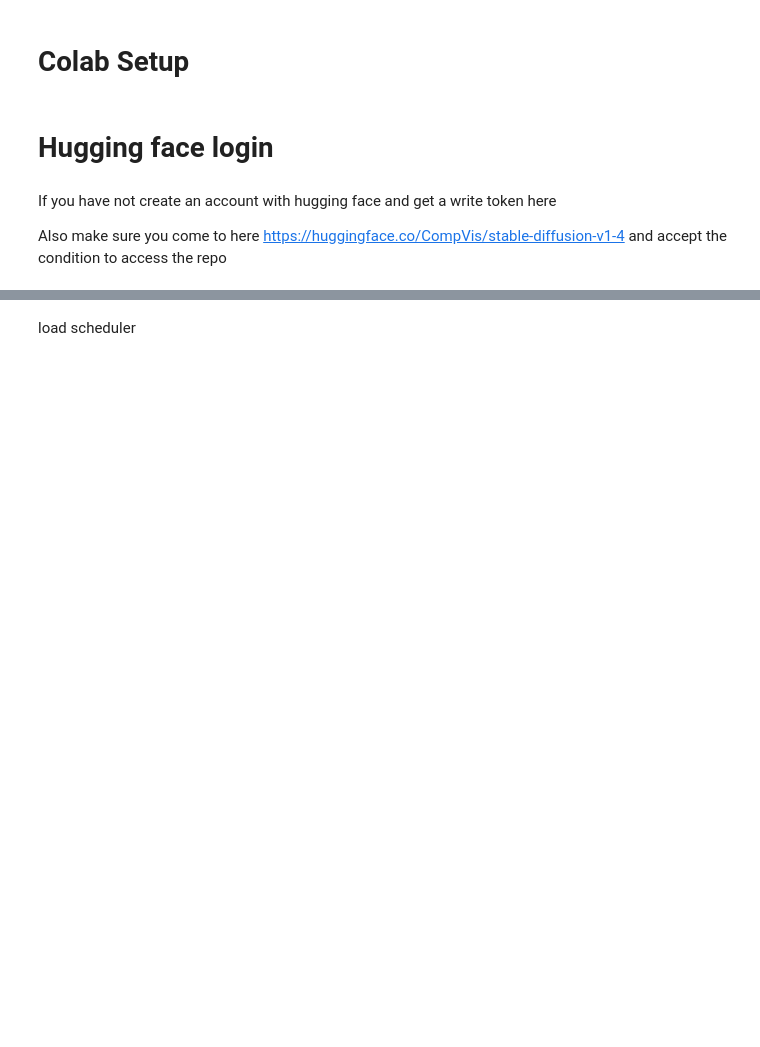
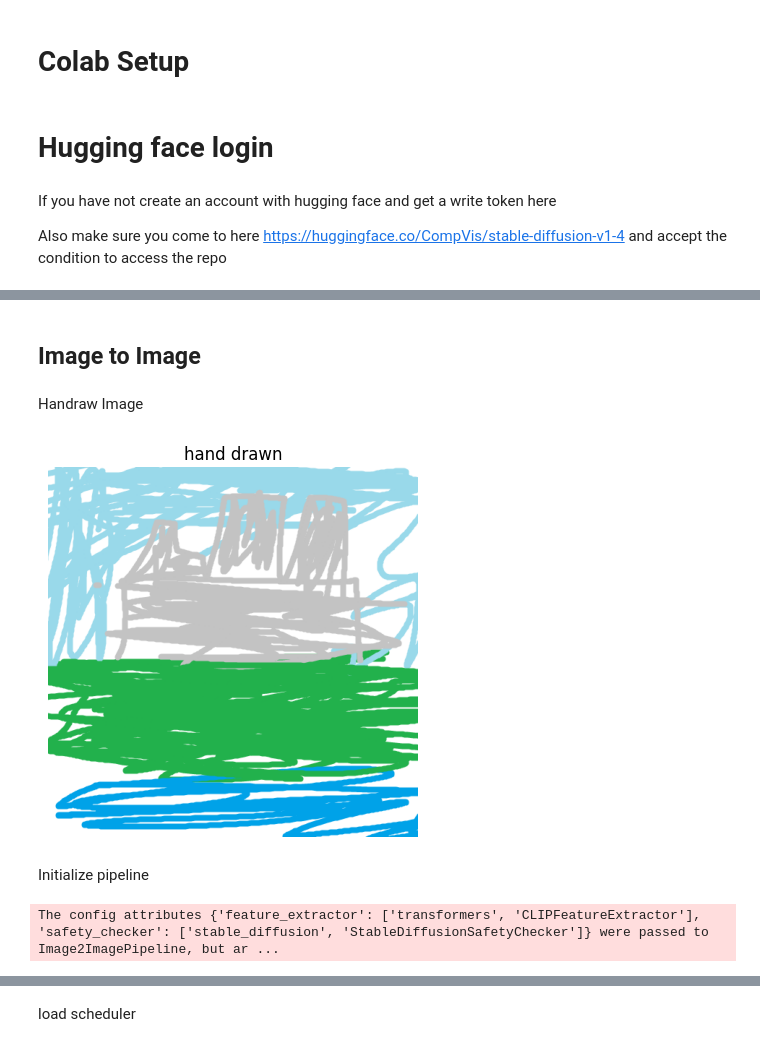
Before and after one commit to Tma2333/StableDiffusionProject, a Jupyter notebook: colab.ipynb, the cells around one changed output, grey strips where cells are left out. Saved outputs shown, nothing was run; the diff lists cells and outputs as text; code cells hidden in the pictures; blank space fills up the shorter version.

Commit message:
pipeline rework

```diff
--- a/colab.ipynb
+++ b/colab.ipynb
@@ -31,0 +97,30 @@ torch_device = "cuda" if torch.cuda.is_available() else "cpu"
+# %% [markdown]
+## Image to Image
+# %% [markdown]
+Handraw Image
+# %%
+import PIL
+import numpy as np
+import matplotlib.pyplot as plt
+
+init_image = PIL.Image.open('docs/hand_draw.png')
+init_image = np.array(init_image)
+
+plt.imshow(init_image)
+plt.axis('off')
+plt.title(f'hand drawn')
+pass
+# %% [output]
+[figure, added]
+# %% [markdown]
+Initialize pipeline
+# %%
+from pipeline.image_to_image_pipeline import Image2ImagePipeline
+import torch
+
+torch_device = "cuda" if torch.cuda.is_available() else "cpu"
+pipeline = Image2ImagePipeline.from_pretrained("CompVis/stable-diffusion-v1-4")
+pipeline.to(torch_device)
+pass # skip output
+# %% [output]
+The config attributes {'feature_extractor': ['transformers', 'CLIPFeatureExtractor'], 'safety_checker': ['stable_diffusion', 'StableDiffusionSafetyChecker']} were passed to Image2ImagePipeline, but ar ...
```
Also changed, not shown: parts of 31 cells of this notebook, 8 other files.
